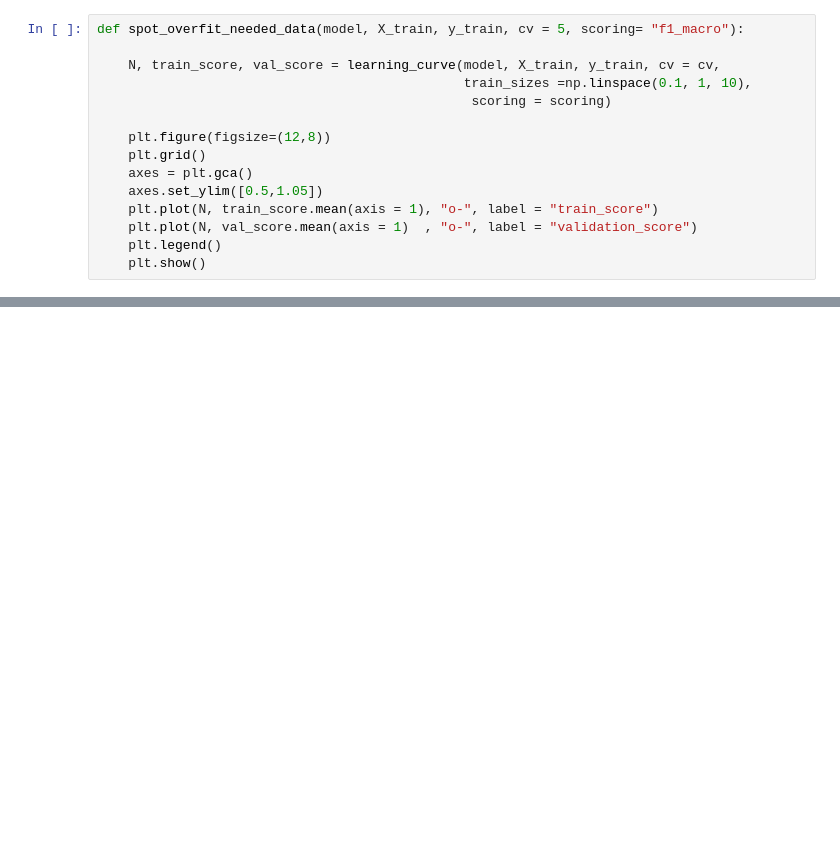
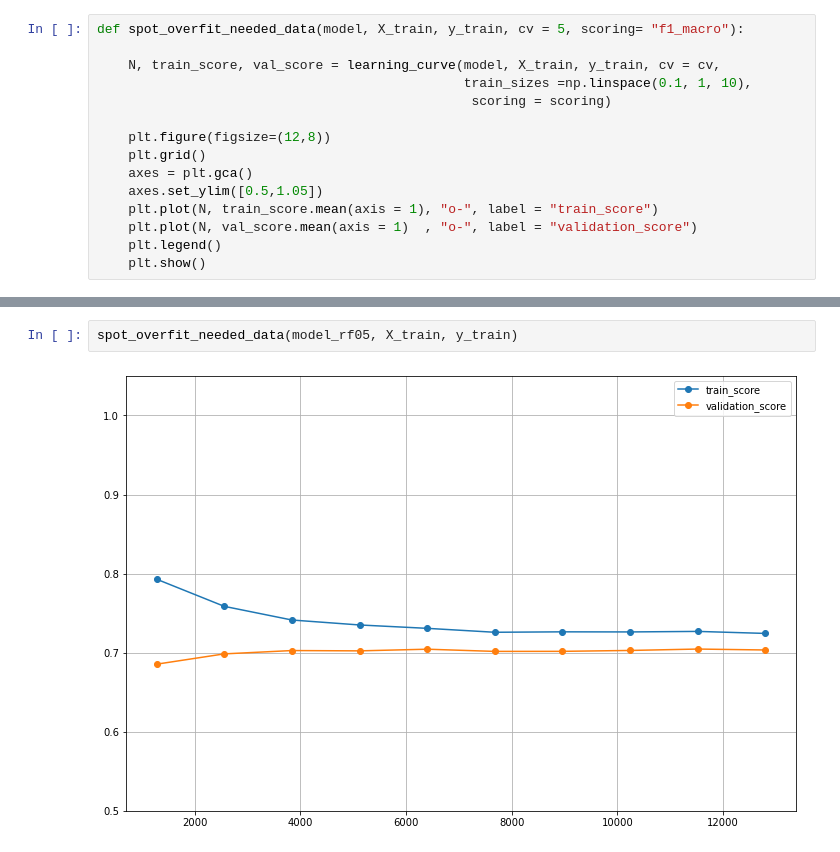
Before and after one commit to kbenmus02/A62-EquipeCV, a Jupyter notebook: notebook/iteration_3_model_2.ipynb, the cells around one changed output, grey strips where cells are left out. Drawn from its saved outputs; the diff is of its cells as text; blank space fills up the shorter version.

```diff
--- a/notebook/iteration_3_model_2.ipynb
+++ b/notebook/iteration_3_model_2.ipynb
@@ -162,0 +243,4 @@ spot_overfit_needed_data(model_rf, X_train, y_train)
+# %%
+spot_overfit_needed_data(model_rf05, X_train, y_train)
+# %% [output]
+[figure, added]
```
Also changed, not shown: parts of 19 cells of this notebook, 3 other files.
